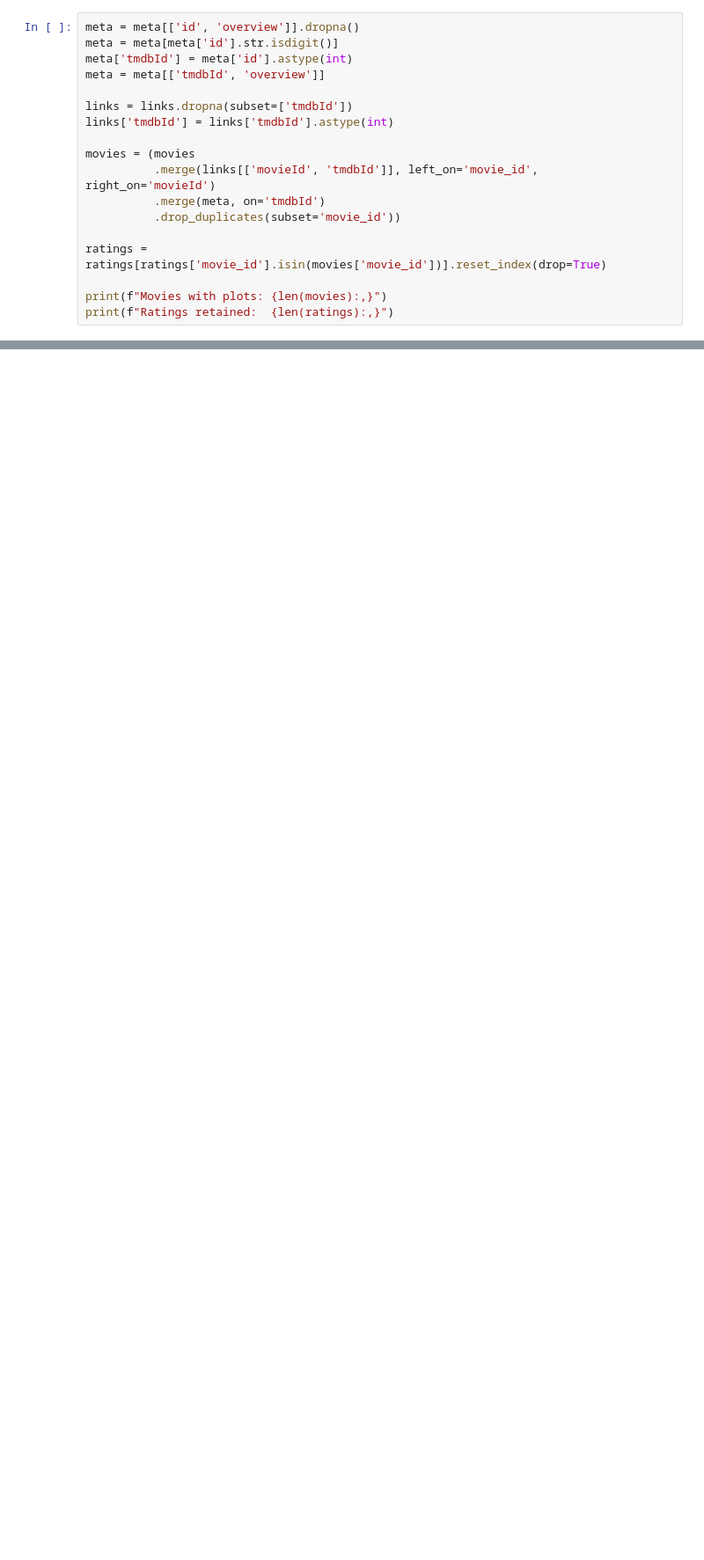
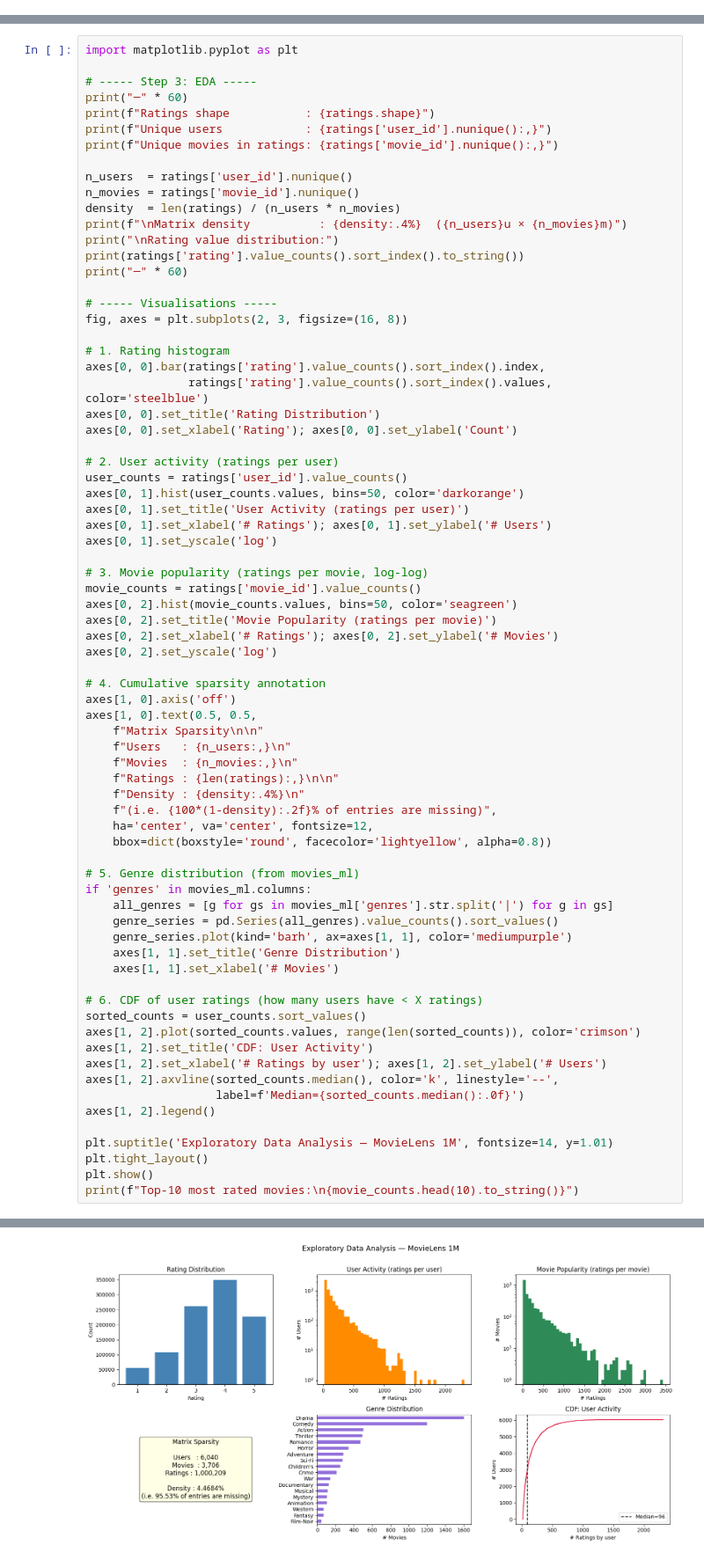
Before and after one commit to Rifat78666/Explainable-Hybrid-Movie-Recommender-with-Knowledge-Graph-Reasoning-and-Transformer-Attention, a Jupyter notebook: Explainable_Hybrid_Movie_Recommender_with_Knowledge_Graph_Reasoning_and_Transf.ipynb, the cells around one changed output, grey strips where cells are left out. Shown at 88% size. Cells and saved outputs as stored; diff of their text form; blank space fills up the shorter version.

```diff
--- a/Explainable_Hybrid_Movie_Recommender_with_Knowledge_Graph_Reasoning_and_Transf.ipynb
+++ b/Explainable_Hybrid_Movie_Recommender_with_Knowledge_Graph_Reasoning_and_Transf.ipynb
@@ -68,18 +0,0 @@ Ratings: 1,000,209   Movies: 3,883   Meta: 45,466
-# %%
-meta = meta[['id', 'overview']].dropna()
-meta = meta[meta['id'].str.isdigit()]
-meta['tmdbId'] = meta['id'].astype(int)
-meta = meta[['tmdbId', 'overview']]
-
-links = links.dropna(subset=['tmdbId'])
-links['tmdbId'] = links['tmdbId'].astype(int)
-
-movies = (movies
-          .merge(links[['movieId', 'tmdbId']], left_on='movie_id', right_on='movieId')
-          .merge(meta, on='tmdbId')
-          .drop_duplicates(subset='movie_id'))
-
-ratings = ratings[ratings['movie_id'].isin(movies['movie_id'])].reset_index(drop=True)
-
-print(f"Movies with plots: {len(movies):,}")
-print(f"Ratings retained:  {len(ratings):,}")
@@ -796,0 +365,74 @@ print(json.dumps(results_summary, indent=2))
+# %%
+import matplotlib.pyplot as plt
+
+# ----- Step 3: EDA -----
+print("─" * 60)
+print(f"Ratings shape           : {ratings.shape}")
+print(f"Unique users            : {ratings['user_id'].nunique():,}")
+print(f"Unique movies in ratings: {ratings['movie_id'].nunique():,}")
+
+n_users  = ratings['user_id'].nunique()
+n_movies = ratings['movie_id'].nunique()
+density  = len(ratings) / (n_users * n_movies)
+print(f"\nMatrix density          : {density:.4%}  ({n_users}u × {n_movies}m)")
+print("\nRating value distribution:")
+print(ratings['rating'].value_counts().sort_index().to_string())
+print("─" * 60)
+
+# ----- Visualisations -----
+fig, axes = plt.subplots(2, 3, figsize=(16, 8))
+
+# 1. Rating histogram
+axes[0, 0].bar(ratings['rating'].value_counts().sort_index().index,
+               ratings['rating'].value_counts().sort_index().values, color='steelblue')
+axes[0, 0].set_title('Rating Distribution')
+axes[0, 0].set_xlabel('Rating'); axes[0, 0].set_ylabel('Count')
+
+# 2. User activity (ratings per user)
+user_counts = ratings['user_id'].value_counts()
+axes[0, 1].hist(user_counts.values, bins=50, color='darkorange')
+axes[0, 1].set_title('User Activity (ratings per user)')
+axes[0, 1].set_xlabel('# Ratings'); axes[0, 1].set_ylabel('# Users')
+axes[0, 1].set_yscale('log')
+
+# 3. Movie popularity (ratings per movie, log-log)
+movie_counts = ratings['movie_id'].value_counts()
+axes[0, 2].hist(movie_counts.values, bins=50, color='seagreen')
+axes[0, 2].set_title('Movie Popularity (ratings per movie)')
+axes[0, 2].set_xlabel('# Ratings'); axes[0, 2].set_ylabel('# Movies')
+axes[0, 2].set_yscale('log')
+
+# 4. Cumulative sparsity annotation
+axes[1, 0].axis('off')
+axes[1, 0].text(0.5, 0.5,
+    f"Matrix Sparsity\n\n"
+    f"Users   : {n_users:,}\n"
+    f"Movies  : {n_movies:,}\n"
+    f"Ratings : {len(ratings):,}\n\n"
+    f"Density : {density:.4%}\n"
+    f"(i.e. {100*(1-density):.2f}% of entries are missing)",
+    ha='center', va='center', fontsize=12,
+    bbox=dict(boxstyle='round', facecolor='lightyellow', alpha=0.8))
+
+# 5. Genre distribution (from movies_ml)
+if 'genres' in movies_ml.columns:
+    all_genres = [g for gs in movies_ml['genres'].str.split('|') for g in gs]
+    genre_series = pd.Series(all_genres).value_counts().sort_values()
+    genre_series.plot(kind='barh', ax=axes[1, 1], color='mediumpurple')
+    axes[1, 1].set_title('Genre Distribution')
+    axes[1, 1].set_xlabel('# Movies')
+
+# 6. CDF of user ratings (how many users have < X ratings)
+sorted_counts = user_counts.sort_values()
+axes[1, 2].plot(sorted_counts.values, range(len(sorted_counts)), color='crimson')
+axes[1, 2].set_title('CDF: User Activity')
+axes[1, 2].set_xlabel('# Ratings by user'); axes[1, 2].set_ylabel('# Users')
+axes[1, 2].axvline(sorted_counts.median(), color='k', linestyle='--',
+                   label=f'Median={sorted_counts.median():.0f}')
+axes[1, 2].legend()
+
+plt.suptitle('Exploratory Data Analysis — MovieLens 1M', fontsize=14, y=1.01)
+plt.tight_layout()
+plt.show()
+print(f"Top-10 most rated movies:\n{movie_counts.head(10).to_string()}")
+# %% [output]
@@ -796,0 +454 @@ print(json.dumps(results_summary, indent=2))
+[figure, added]
```
Also changed, not shown: parts of 75 cells of this notebook, 4 other files.
